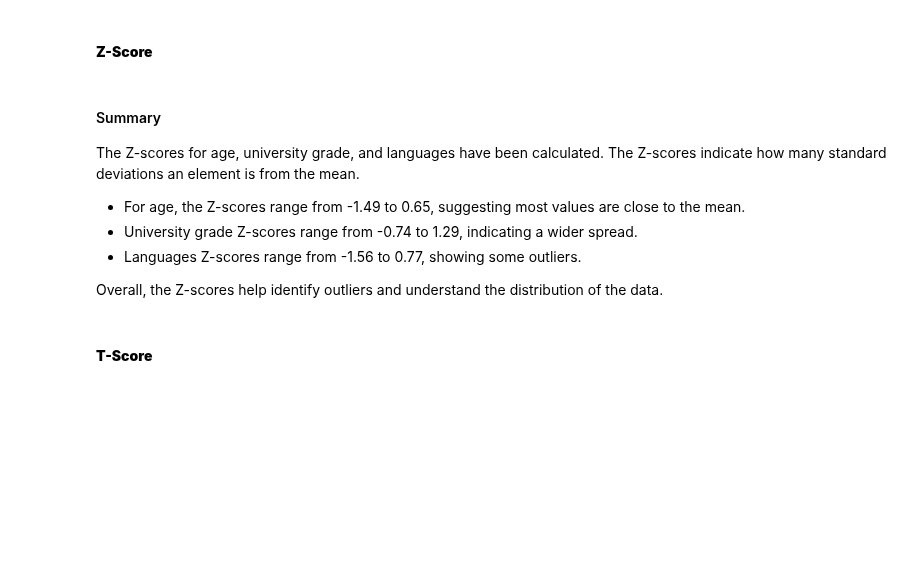
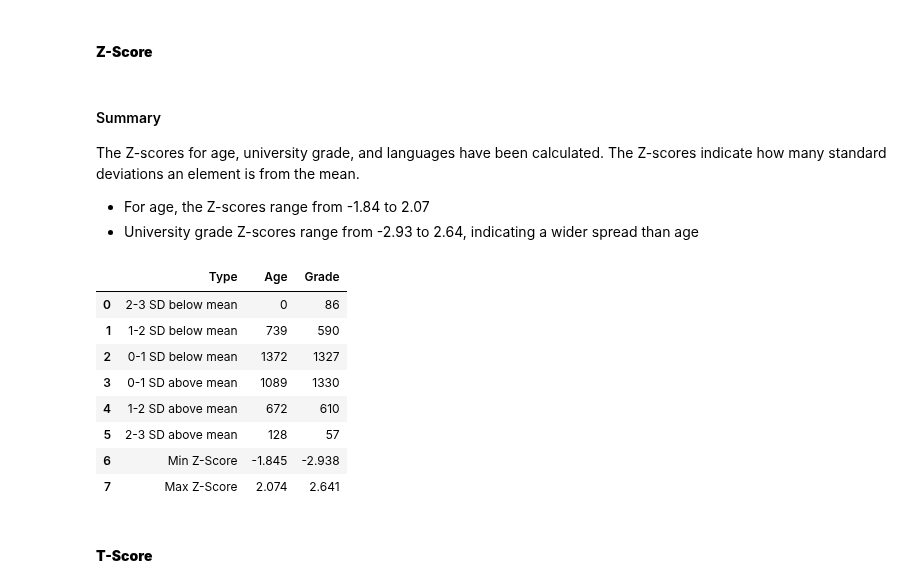
Before and after one commit to sreehariprathap/Data-Analysis--Maths---Algorithms, a Jupyter notebook: Week-4/Group4-ProblemAnalysis2.ipynb, the cells around one changed output. Drawn from its saved outputs; the diff is of its cells as text; code cells hidden in the pictures; blank space fills up the shorter version.

```diff
--- a/Week-4/Group4-ProblemAnalysis2.ipynb
+++ b/Week-4/Group4-ProblemAnalysis2.ipynb
@@ -134,12 +127,57 @@ abs_z_scores_university_grade = abs(z_scores_university_grade)
+# %%
+# The z score for age
+z_scores_age = stats.zscore(df['age'])
+
+# The z score for ind-university_grade
+z_scores_university_grade = stats.zscore(df['ind-university_grade'])
+
+count_positive_1_z_age = np.count_nonzero(np.logical_and(z_scores_age > 0, z_scores_age <= 1))
+count_positive_1_z_grade = np.count_nonzero(np.logical_and(z_scores_university_grade > 0, z_scores_university_grade <= 1))
+
+count_positive_2_z_age = np.count_nonzero(np.logical_and(z_scores_age > 1, z_scores_age <= 2))
+count_positive_2_z_grade = np.count_nonzero(np.logical_and(z_scores_university_grade > 1, z_scores_university_grade <= 2))
+
+count_positive_3_z_age = np.count_nonzero(np.logical_and(z_scores_age > 2, z_scores_age <= 3))
+count_positive_3_z_grade = np.count_nonzero(np.logical_and(z_scores_university_grade > 2, z_scores_university_grade <= 3))
+
+count_negative_1_z_age = np.count_nonzero(np.logical_and(z_scores_age < 0, z_scores_age >= -1))
+count_negative_1_z_grade = np.count_nonzero(np.logical_and(z_scores_university_grade < 0, z_scores_university_grade >= -1))
+
+count_negative_2_z_age = np.count_nonzero(np.logical_and(z_scores_age < -1, z_scores_age >= -2))
+count_negative_2_z_grade = np.count_nonzero(np.logical_and(z_scores_university_grade < -1, z_scores_university_grade >= -2))
+
+count_negative_3_z_age = np.count_nonzero(np.logical_and(z_scores_age < -2, z_scores_age >= -3))
+count_negative_3_z_grade = np.count_nonzero(np.logical_and(z_scores_university_grade < -2, z_scores_university_grade >= -3))
+
+summary_z_score = np.array([['2-3 SD below mean', count_negative_3_z_age, count_negative_3_z_grade],
+                            ['1-2 SD below mean',count_negative_2_z_age, count_negative_2_z_grade],
+                            ['0-1 SD below mean', count_negative_1_z_age, count_negative_1_z_grade],
+                            ['0-1 SD above mean', count_positive_1_z_age, count_positive_1_z_grade],
+                            ['1-2 SD above mean',count_positive_2_z_age, count_positive_2_z_grade],
+                            ['2-3 SD above mean', count_positive_3_z_age, count_positive_3_z_grade],
+                            ['Min Z-Score', round(z_scores_age.min(),3), round(z_scores_university_grade.min(),3)],
+                            ['Max Z-Score', round(z_scores_age.max(),3), round(z_scores_university_grade.max(),3)],
+                            ])
+
+summary_z_df = pd.DataFrame(summary_z_score, columns=["Type", "Age", "Grade"])
 # %% [markdown]
 
 #### Summary
 The Z-scores for age, university grade, and languages have been calculated.
 The Z-scores indicate how many standard deviations an element is from the mean.
-- For age, the Z-scores range from -1.49 to 0.65, suggesting most values are close to the mean.
-- University grade Z-scores range from -0.74 to 1.29, indicating a wider spread.
-- Languages Z-scores range from -1.56 to 0.77, showing some outliers.
-
-Overall, the Z-scores help identify outliers and understand the distribution of the data.
+- For age, the Z-scores range from -1.84 to 2.07
+- University grade Z-scores range from -2.93 to 2.64, indicating a wider spread than age
+# %%
+display(summary_z_df)
+# %% [output]
+|  | Type | Age | Grade |
+| 0 | 2-3 SD below mean | 0 | 86 |
+| 1 | 1-2 SD below mean | 739 | 590 |
+| 2 | 0-1 SD below mean | 1372 | 1327 |
+| 3 | 0-1 SD above mean | 1089 | 1330 |
+| 4 | 1-2 SD above mean | 672 | 610 |
+| 5 | 2-3 SD above mean | 128 | 57 |
+| 6 | Min Z-Score | -1.845 | -2.938 |
+| 7 | Max Z-Score | 2.074 | 2.641 |
 # %% [markdown]
 #### **T-Score**
```
Also changed, not shown: parts of 7 cells of this notebook, 1 other file.
